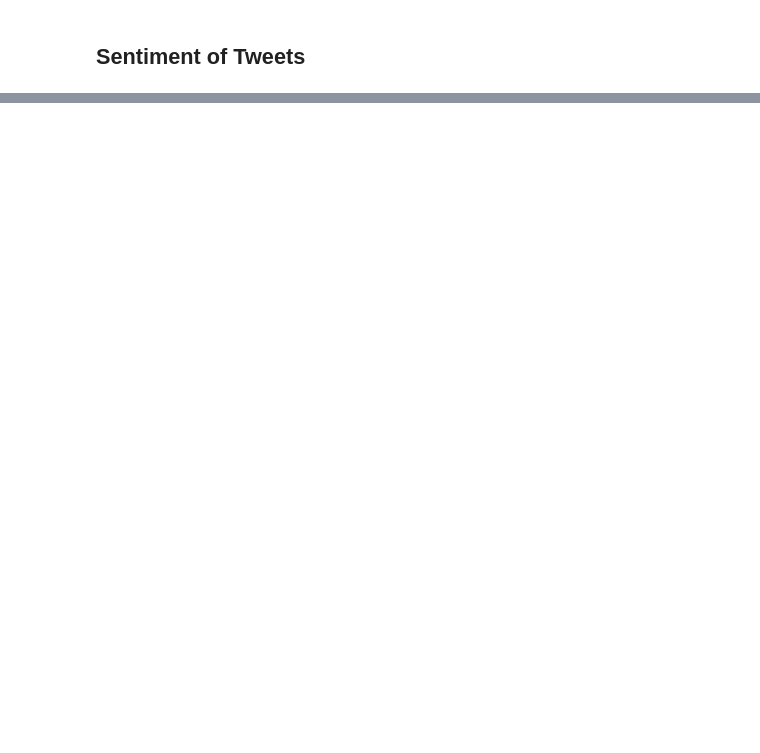
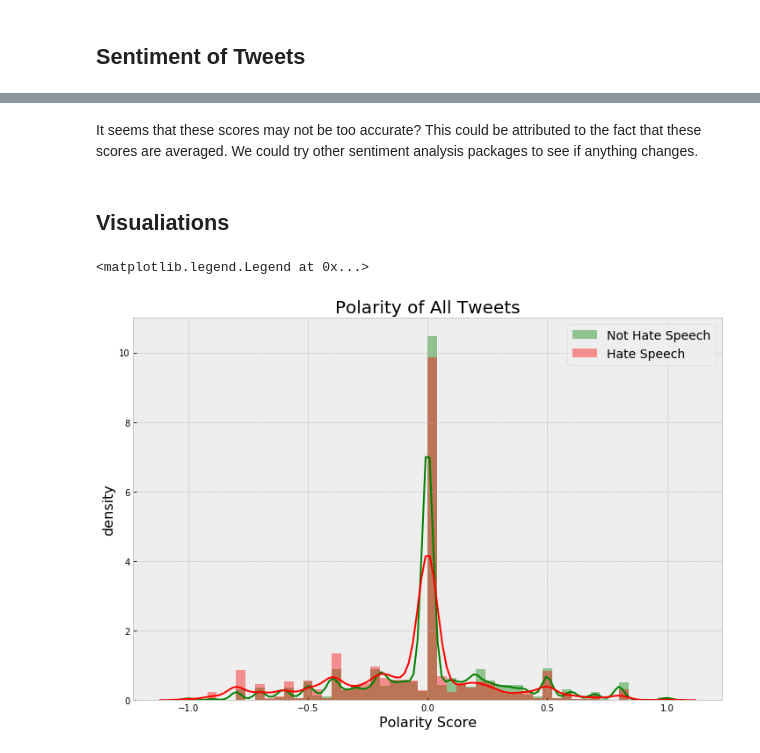
Before and after one commit to sidneykung/twitter_hate_speech_detection, a Jupyter notebook: preprocessing/sentiment_analysis.ipynb, the cells around one changed output, grey strips where cells are left out. Cells and saved outputs as stored; diff of their text form; code cells hidden in the pictures; blank space fills up the shorter version.

Commit message:
adding graphs to sentiment analysis nb

```diff
--- a/preprocessing/sentiment_analysis.ipynb
+++ b/preprocessing/sentiment_analysis.ipynb
@@ -1,8 +1,13 @@
 # %% [markdown]
 # Sentiment Analysis
 # %%
+import numpy as np
 import pandas as pd
 from textblob import TextBlob
+import matplotlib.pyplot as plt
+%matplotlib inline
+plt.style.use('bmh')
+import seaborn as sns
 # %% [markdown]
 ## Importing `clean_df`
 # %%
@@ -39,4 +60,21 @@ clean_df.head()
+# %% [markdown]
+It seems that these scores may not be too accurate? This could be attributed to the fact that these scores are averaged. We could try other sentiment analysis packages to see if anything changes.
+# %% [markdown]
+## Visualiations
 # %%
 # visualize with bar plot
 # %%
 # what else can we do with sentiment analysis?
+# %%
+# creating dnsity plot for each label's polarity scores
+plt.figure(figsize=(12, 8))
+ax = sns.distplot(clean_df['polarity'][clean_df['label'] == 0], label='Not Hate Speech', color='green')
+ax = sns.distplot(clean_df['polarity'][clean_df['label'] == 1], label='Hate Speech', color='red')
+# setting label, title and legend
+ax.set_title('Polarity of All Tweets', fontsize=20)
+ax.set_ylabel('density', fontsize=16)
+ax.set_xlabel('Polarity Score', fontsize=16)
+ax.legend(prop=dict(size=14))
+# %% [output]
+<matplotlib.legend.Legend at 0x...>
+[figure, added]
```
Also changed, not shown: parts of 9 cells of this notebook.
